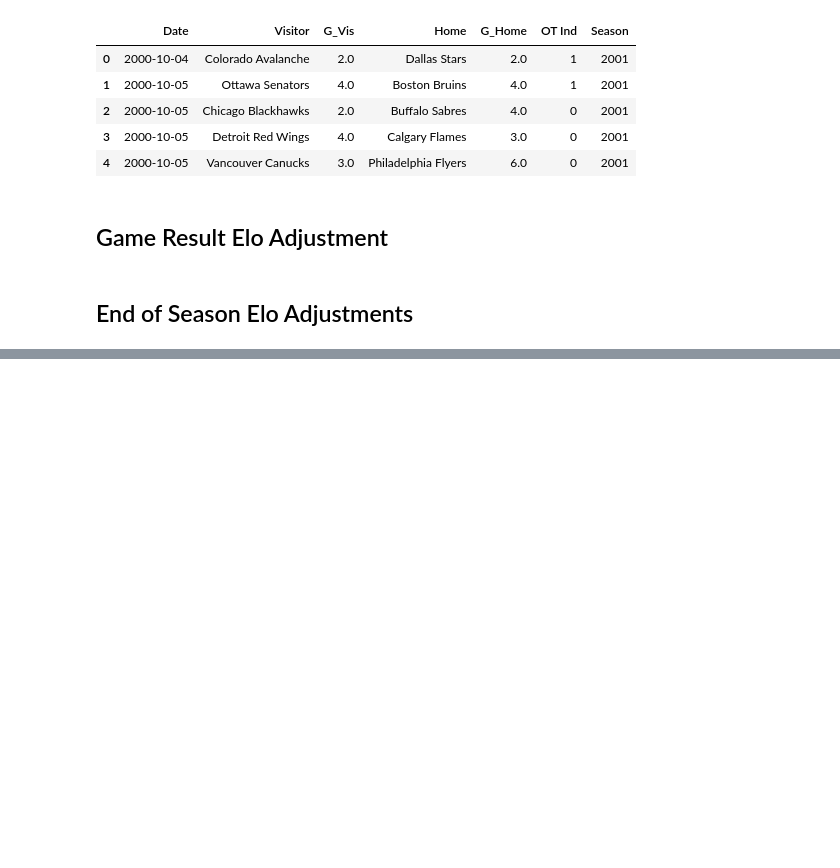
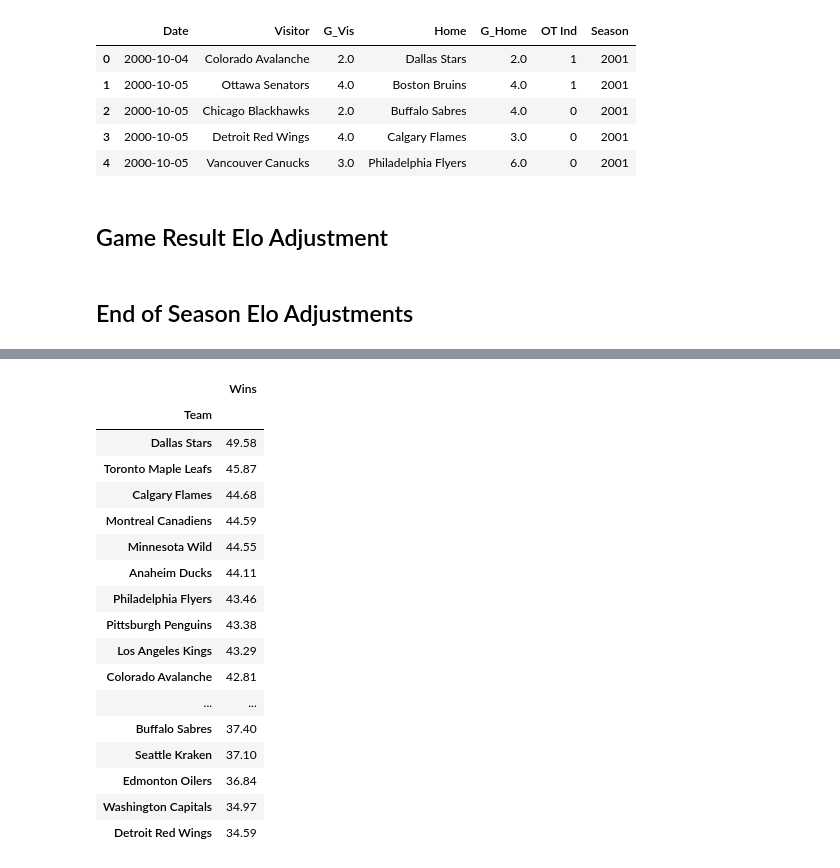
Before and after one commit to hinayatali9/MIE368_PROJECT, a Jupyter notebook: team_proj/scripts/Forecasting Games.ipynb, the cells around one changed output, grey strips where cells are left out. Cells and saved outputs as stored; diff of their text form; code cells hidden in the pictures; blank space fills up the shorter version.

Commit message:
trying to test out forecasting

```diff
--- a/team_proj/scripts/Forecasting Games.ipynb
+++ b/team_proj/scripts/Forecasting Games.ipynb
@@ -271,11 +369,24 @@ def season_forecaster(df, starting_elo):
+# %%
+# Iterate over seasons and games
+def season_forecaster2(df, starting_elo):
+
+    simulation_wins = {team: 0 for team in df['Home'].unique()}
+
+    for idx, row in df.iterrows():
+        df, starting_elo, simulation_wins = forecast_game_elo2(row['Home'], row['Visitor'], row['Season'], df, idx, starting_elo, simulation_wins)
+
+    return df, starting_elo, simulation_wins
 # %%
-elo = final_season_elos[2021]
-df2 = scores_df[scores_df['Season'] == 2022]
+elo = copy.deepcopy(final_season_elos[2021])  # Creating a deep copy of final_season_elos[2021]
+elo_end = elo.copy()  # Initial copy for modifications
+
+df2 = copy.deepcopy(scores_df[scores_df['Season'] == 2022])
+season_2022 = df2.copy()
 num_simulations = 100
 team_wins = {team: np.zeros(num_simulations) for team in df2['Home'].unique()}
 
 for simulation in range(num_simulations):
-    season_2022, elo_end, simulation_wins = season_forecaster(df2, elo)
+    season_2022, elo_end, simulation_wins = season_forecaster2(season_2022, elo_end)
 
     for team, wins in simulation_wins.items():
         team_wins[team][simulation] = wins
@@ -321,0 +421,26 @@ season_2022
+# %%
+mean_wins = pd.DataFrame(columns = ['Wins']).rename_axis('Team')
+
+for team, wins in team_wins.items():
+    mean_wins.loc[team] = [np.mean(wins)]
+# %%
+mean_wins.sort_values(by='Wins', ascending=False)
+# %% [output]
+|  | Wins |
+| Team |  |
+| Dallas Stars | 49.58 |
+| Toronto Maple Leafs | 45.87 |
+| Calgary Flames | 44.68 |
+| Montreal Canadiens | 44.59 |
+| Minnesota Wild | 44.55 |
+| Anaheim Ducks | 44.11 |
+| Philadelphia Flyers | 43.46 |
+| Pittsburgh Penguins | 43.38 |
+| Los Angeles Kings | 43.29 |
+| Colorado Avalanche | 42.81 |
+| ... | ... |
+| Buffalo Sabres | 37.40 |
+| Seattle Kraken | 37.10 |
+| Edmonton Oilers | 36.84 |
+| Washington Capitals | 34.97 |
+| Detroit Red Wings | 34.59 |
```
Also changed, not shown: parts of 10 cells of this notebook.
